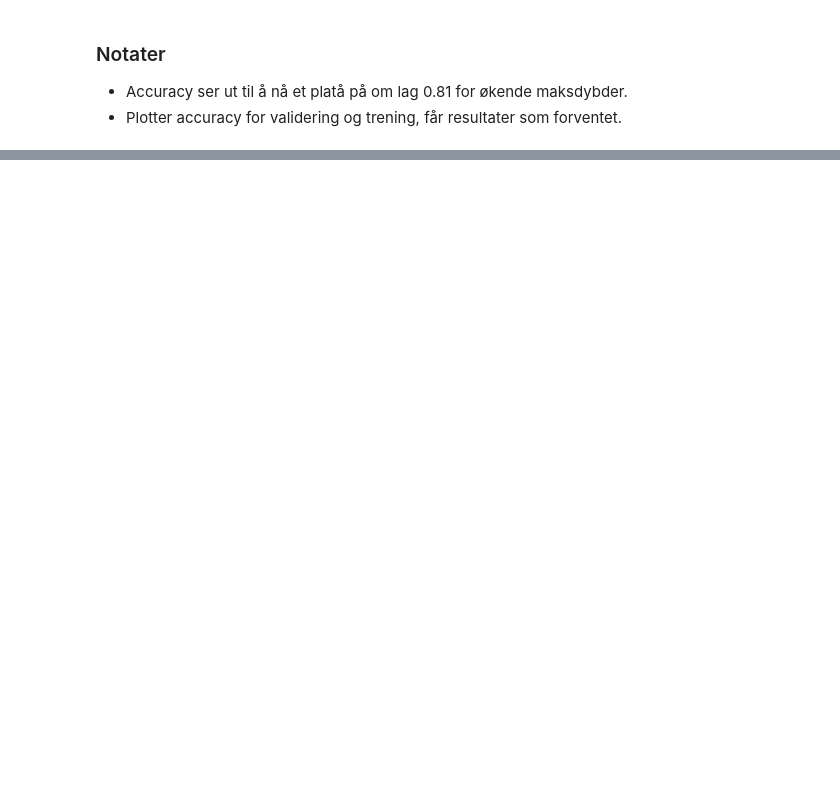
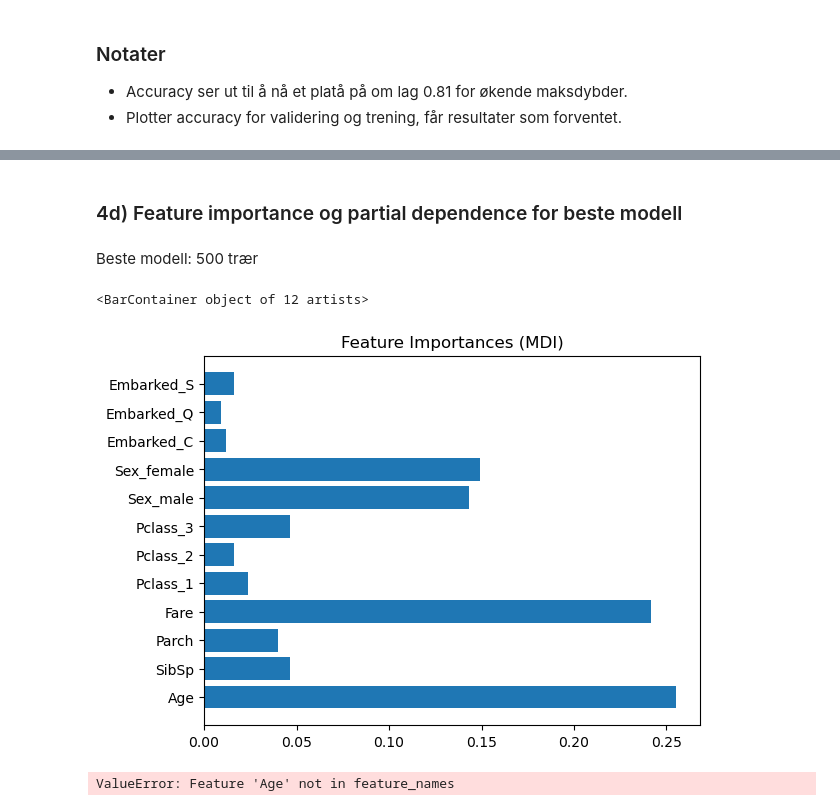
Before and after one commit to aadnerol/HON2200, a Jupyter notebook: oblig/code/oppgave.ipynb, the cells around one changed output, grey strips where cells are left out. Drawn from its saved outputs; the diff is of its cells as text; code cells hidden in the pictures; blank space fills up the shorter version.

```diff
--- a/oblig/code/oppgave.ipynb
+++ b/oblig/code/oppgave.ipynb
@@ -388,0 +427,17 @@ plt.savefig("../figures/acc_score_maksdybde_10.pdf", format="pdf")
+# %% [markdown]
+### 4d) Feature importance og partial dependence for beste modell
+# %% [markdown]
+Beste modell: 500 trær
+# %%
+n = 500
+skog = RandomForestClassifier(n_estimators = n, random_state=seed)
+skog.fit(X_train, y_train.ravel())
+importance = skog.feature_importances_
+indices = np.argsort(importance)
+
+
+plt.title("Feature Importances (MDI)")
+plt.barh(covariates, importance)
+# %% [output]
+<BarContainer object of 12 artists>
+[figure, added]
@@ -388,0 +446,4 @@ plt.savefig("../figures/acc_score_maksdybde_10.pdf", format="pdf")
+# %%
+PartialDependenceDisplay.from_estimator(skog, X_val, features=X_df.columns)
+# %% [output]
+ValueError: Feature 'Age' not in feature_names
```
Also changed, not shown: parts of 13 cells of this notebook, 3 other files.
